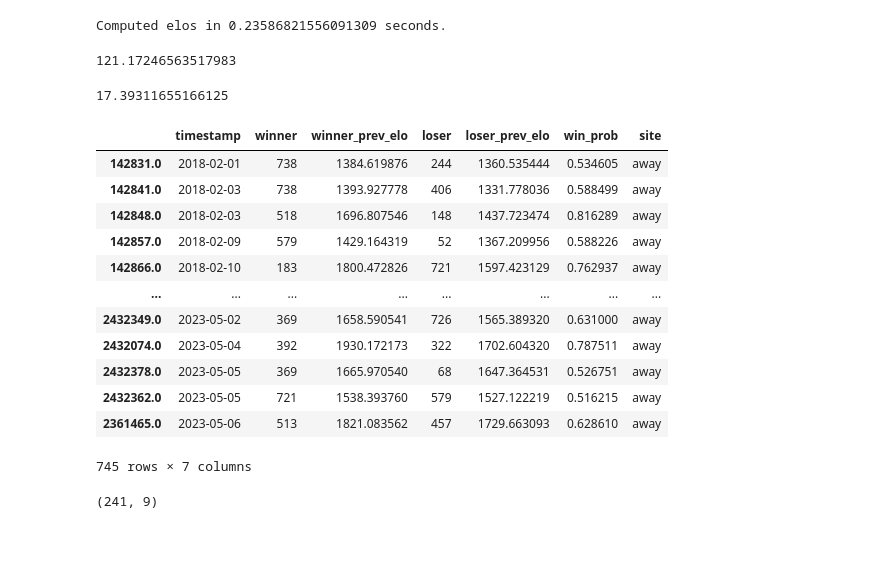
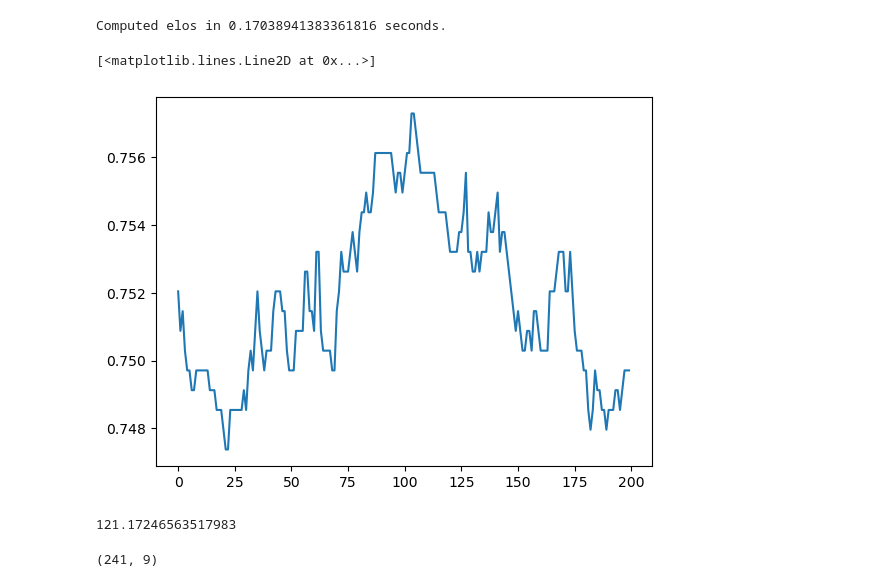
Before and after one commit to evanglas/lacrosse-analysis, a Jupyter notebook: elo_home_field_adv.ipynb, the cells around one changed output. Cells and saved outputs as stored; diff of their text form; code cells hidden in the pictures; blank space fills up the shorter version.

```diff
--- a/elo_home_field_adv.ipynb
+++ b/elo_home_field_adv.ipynb
@@ -180,6 +180,24 @@ class ELO:
             }
         )
 
+    def check_elo_home_boost(
+        self, boost_high=100, boost_low=0, boost_step=1, since=None
+    ):
+        since_df = self.get_elos_since(since)
+        accuracies = []
+        for d in range(boost_low, boost_high, boost_step):
+            adj = np.where(
+                since_df.site == "home",
+                since_df.winner_prev_elo + d,
+                np.where(
+                    since_df.site == "away",
+                    since_df.winner_prev_elo - d,
+                    since_df.winner_prev_elo,
+                ),
+            )
+            accuracies.append((d, np.mean(adj > since_df.loser_prev_elo)))
+        return accuracies
+
     def get_home_elo_advantage(self):
         home_win_pct = self.get_home_win_pct()
         return np.log(home_win_pct / (1 - home_win_pct)) * self.elo_diff
@@ -190,10 +208,13 @@ class ELO:
         return n_home_wins / (n_home_wins + n_away_wins)
 
     def get_accuracy(self, since=None):
-        since = str(since) if since else str(self.elo_df.timestamp.min().year)
-        since_df = self.elo_df.loc[self.elo_df.timestamp >= since]
+        since_df = self.get_elos_since(since)
         n_correct = sum(since_df.win_prob > 0.5)
         return n_correct / len(since_df)
+
+    def get_elos_since(self, since=None):
+        since = str(since) if since else str(self.elo_df.timestamp.min().year)
+        return self.elo_df.loc[self.elo_df.timestamp >= since]
 
     @staticmethod
     def compute_pairwise_elo(winner_elo, loser_elo, elo_diff, k):
@@ -276,46 +297,27 @@ elo_df.columns = ["id", "site", "winner", "loser"]
 # %%
 sd = ELO(
     elo_df.winner,
     elo_df.loser,
     sites=elo_df.site,
     ids=elo_df.id,
     timestamps=elo_df.index,
-    k=20,
+    k=150,
     elo_init=1500,
     elo_diff=400,
-    seasonal_mean_reversion=0,
+    seasonal_mean_reversion=-0.1,
 )
 sd.fit_fastest()
-df = sd.show_games(2018)
+# df = sd.show_games(2018)
+a = sd.check_elo_home_boost(since=2020, boost_high=200)
+plt.plot(*zip(*a))
 # %% [output]
-Computed elos in 0.23586821556091309 seconds.
+Computed elos in 0.17038941383361816 seconds.
+[<matplotlib.lines.Line2D at 0x...>]
+[figure, added]
 # %%
 sd.get_home_elo_advantage()
 # %% [output]
 121.17246563517983
-# %%
-(
-    df.loc[df.site == "home"].winner_prev_elo.mean()
-    - df.loc[df.site == "away"].winner_prev_elo.mean()
-)
-# %% [output]
-17.39311655166125
-# %%
-df.loc[(df.site == "away") & (df.winner_prev_elo > df.loser_prev_elo)]
-# %% [output]
-|  | timestamp | winner | winner_prev_elo | loser | loser_prev_elo | win_prob | site |
-| 142831.0 | 2018-02-01 | 738 | 1384.619876 | 244 | 1360.535444 | 0.534605 | away |
-| 142841.0 | 2018-02-03 | 738 | 1393.927778 | 406 | 1331.778036 | 0.588499 | away |
-| 142848.0 | 2018-02-03 | 518 | 1696.807546 | 148 | 1437.723474 | 0.816289 | away |
-| 142857.0 | 2018-02-09 | 579 | 1429.164319 | 52 | 1367.209956 | 0.588226 | away |
-| 142866.0 | 2018-02-10 | 183 | 1800.472826 | 721 | 1597.423129 | 0.762937 | away |
-| ... | ... | ... | ... | ... | ... | ... | ... |
-| 2432349.0 | 2023-05-02 | 369 | 1658.590541 | 726 | 1565.389320 | 0.631000 | away |
-| 2432074.0 | 2023-05-04 | 392 | 1930.172173 | 322 | 1702.604320 | 0.787511 | away |
-| 2432378.0 | 2023-05-05 | 369 | 1665.970540 | 68 | 1647.364531 | 0.526751 | away |
-| 2432362.0 | 2023-05-05 | 721 | 1538.393760 | 579 | 1527.122219 | 0.516215 | away |
-| 2361465.0 | 2023-05-06 | 513 | 1821.083562 | 457 | 1729.663093 | 0.628610 | away |
-745 rows × 7 columns
 # %%
 df["winner_school"] = df.winner.apply(lambda x: schools.loc[x].school_name)
 df["loser_school"] = df.loser.apply(lambda x: schools.loc[x].school_name)
```
Also changed, not shown: parts of 10 cells of this notebook, 1 other file.
